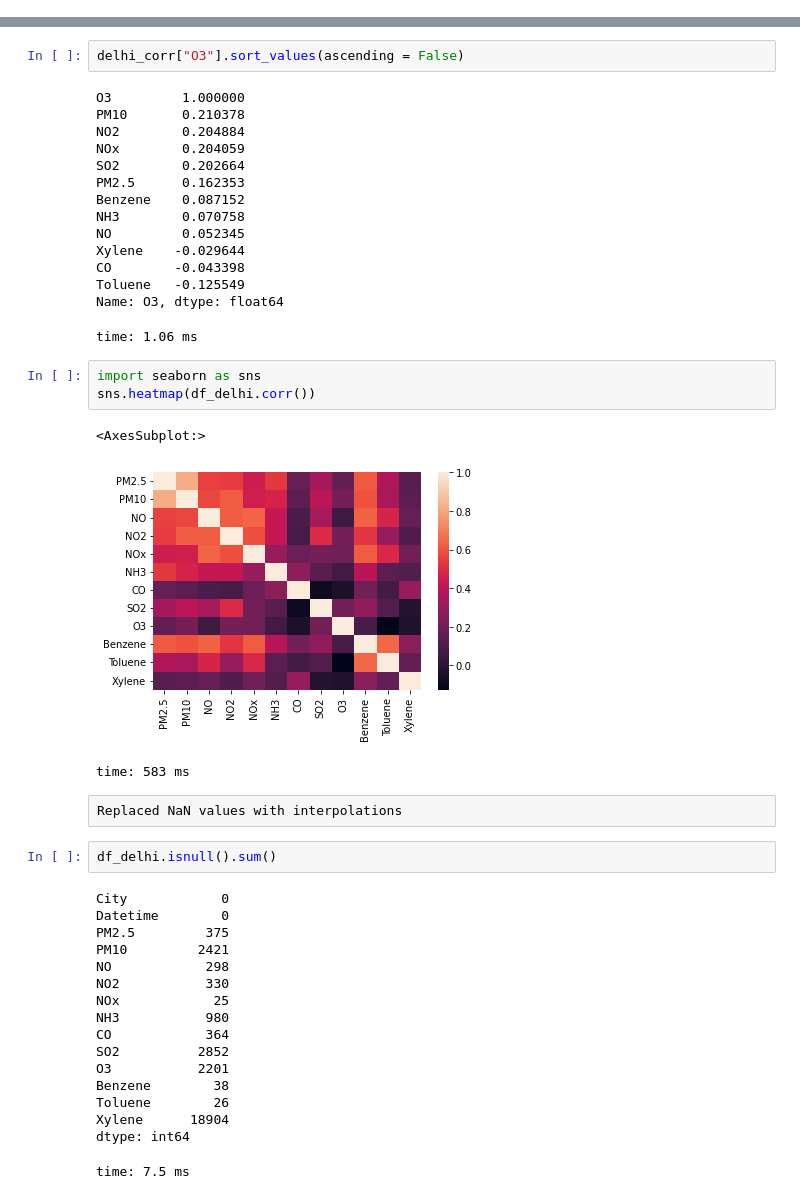
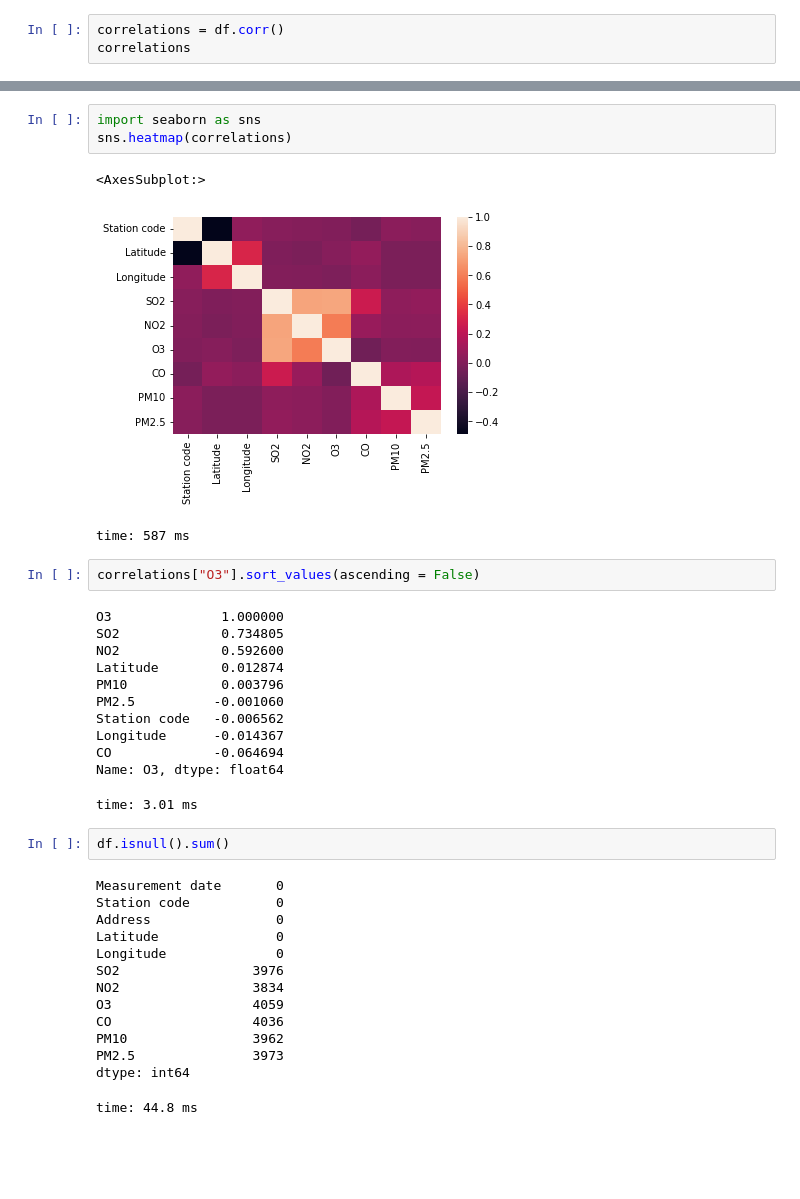
Before and after one commit to jgib124/Air-Quality-Warning-System, a Jupyter notebook: preprocessing.ipynb, the cells around one changed output, grey strips where cells are left out. Drawn from its saved outputs; the diff is of its cells as text; blank space fills up the shorter version.

```diff
--- a/preprocessing.ipynb
+++ b/preprocessing.ipynb
@@ -173,0 +97,3 @@ time: 17.1 s
+# %%
+correlations = df.corr()
+correlations
@@ -174,45 +112,37 @@ time: 17.1 s
+# %%
+import seaborn as sns
+sns.heatmap(correlations)
+# %% [output]
+<AxesSubplot:>
+[figure, added]
+time: 587 ms
 # %%
-delhi_corr["O3"].sort_values(ascending = False)
+correlations["O3"].sort_values(ascending = False)
 # %% [output]
-O3         1.000000
-PM10       0.210378
-NO2        0.204884
-NOx        0.204059
-SO2        0.202664
-PM2.5      0.162353
-Benzene    0.087152
-NH3        0.070758
-NO         0.052345
-Xylene    -0.029644
-CO        -0.043398
-Toluene   -0.125549
+O3              1.000000
+SO2             0.734805
+NO2             0.592600
+Latitude        0.012874
+PM10            0.003796
+PM2.5          -0.001060
+Station code   -0.006562
+Longitude      -0.014367
+CO             -0.064694
 Name: O3, dtype: float64
-time: 1.06 ms
+time: 3.01 ms
-# %%
-import seaborn as sns
-sns.heatmap(df_delhi.corr())
-# %% [output]
-<AxesSubplot:>
-[figure, removed]
-time: 583 ms
-# %% [raw]
-Replaced NaN values with interpolations
 # %%
-df_delhi.isnull().sum()
+df.isnull().sum()
 # %% [output]
-City            0
-Datetime        0
-PM2.5         375
-PM10         2421
-NO            298
-NO2           330
-NOx            25
-NH3           980
-CO            364
-SO2          2852
-O3           2201
-Benzene        38
-Toluene        26
-Xylene      18904
+Measurement date       0
+Station code           0
+Address                0
+Latitude               0
+Longitude              0
+SO2                 3976
+NO2                 3834
+O3                  4059
+CO                  4036
+PM10                3962
+PM2.5               3973
 dtype: int64
-time: 7.5 ms
+time: 44.8 ms
```
Also changed, not shown: parts of 28 cells of this notebook.
